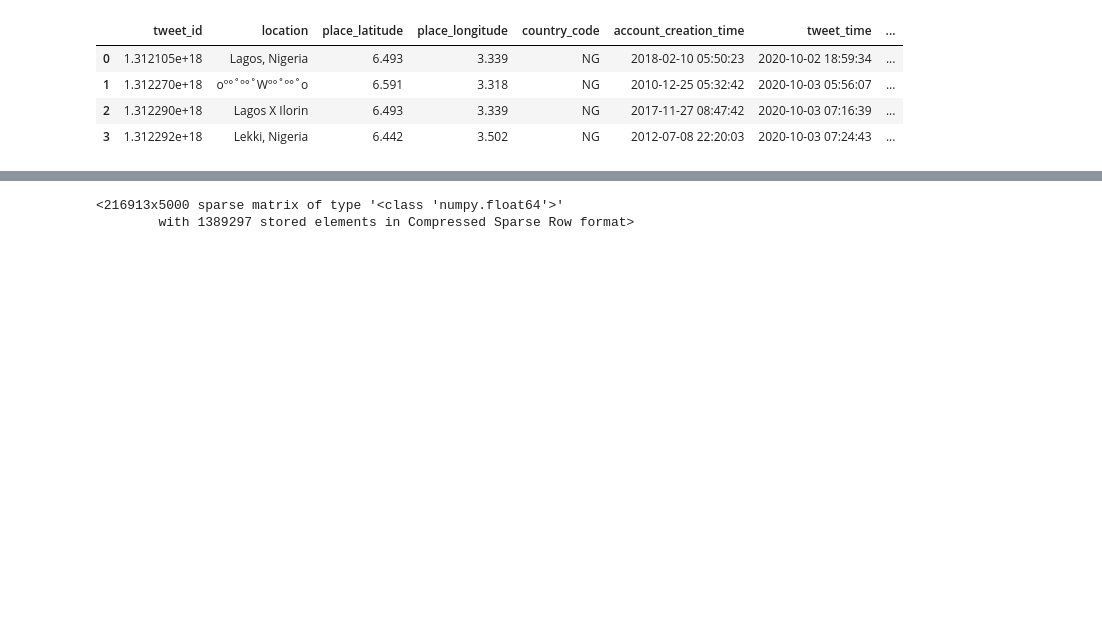
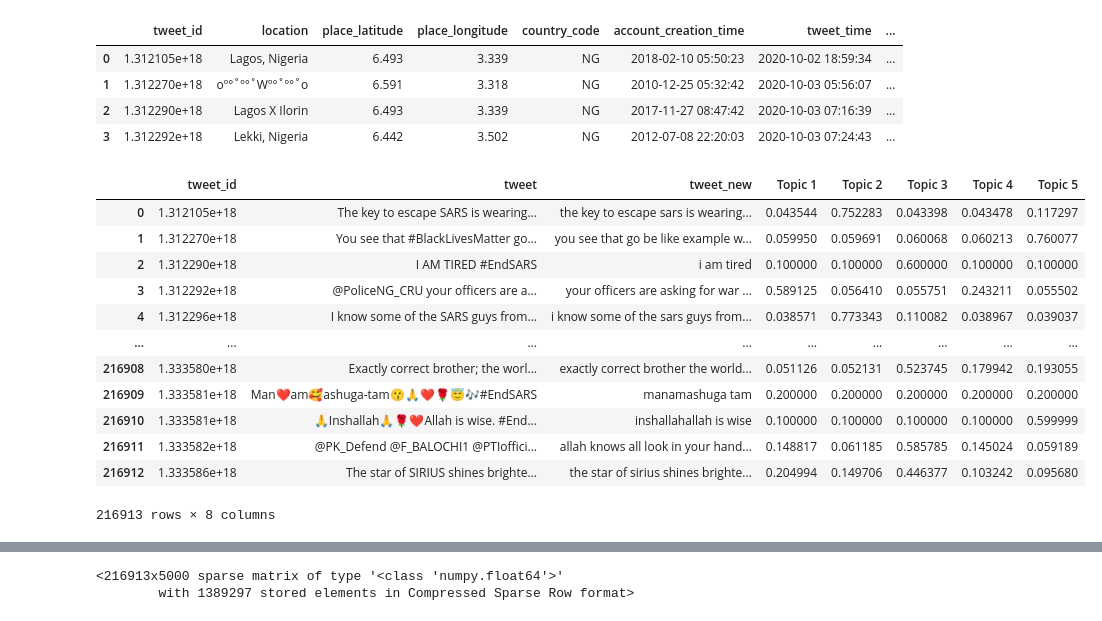
Before and after one commit to OpeyemiOsakuade/Project-repos, a Jupyter notebook: Topic_Modelling_filter_based_on_hashtag_.ipynb, the cells around one changed output, grey strips where cells are left out. Saved outputs shown, nothing was run; the diff lists cells and outputs as text; code cells hidden in the pictures; blank space fills up the shorter version.

```diff
--- a/Topic_Modelling_filter_based_on_hashtag_.ipynb
+++ b/Topic_Modelling_filter_based_on_hashtag_.ipynb
@@ -1335,9 +906,0 @@ final_topic[(final_topic['1st Max'] == 'Lekki Massacre') & (final_topic['tweet_d
-# %%
-tweet = [Lekki_Topic_data['tweet'][297], Lekki_Topic_data['tweet'][27216],No_response_Topic_data['tweet'][147],No_response_Topic_data['tweet'][960],Activism_Topic_data['tweet'][772], Activism_Topic_data['tweet'][96], Police_Brutality_Topic_data['tweet'][9198],Police_Brutality_Topic_data['tweet'][188],Questions_Topic_data['tweet'][2],Questions_Topic_data['tweet'][108],Media_coverage_Topic_data['tweet'][2], Media_coverage_Topic_data['tweet'][376]]
-label = [Lekki_Topic_data['1st Max'][297], Lekki_Topic_data['1st Max'][27216],No_response_Topic_data['1st Max'][147],No_response_Topic_data['1st Max'][960],Activism_Topic_data['1st Max'][772], Activism_Topic_data['1st Max'][96], Police_Brutality_Topic_data['1st Max'][9198],Police_Brutality_Topic_data['1st Max'][188],Questions_Topic_data['1st Max'][2],Questions_Topic_data['1st Max'][108],Media_coverage_Topic_data['1st Max'][2], Media_coverage_Topic_data['1st Max'][376]]
-# dictionary of lists
-dict = {'tweet': tweet, 'label': label}
-
-publish_data = pd.DataFrame(dict,pd.set_option('display.max_colwidth', None))
-
-publish_data
@@ -2419,3 +1803,22 @@ data.head(4)
 | 1 | 1.312270e+18 | oº°˚º°˚Wº°˚º°˚o | 6.591 | 3.318 | NG | 2010-12-25 05:32:42 | 2020-10-03 05:56:07 | ... |
 | 2 | 1.312290e+18 | Lagos X Ilorin | 6.493 | 3.339 | NG | 2017-11-27 08:47:42 | 2020-10-03 07:16:39 | ... |
 | 3 | 1.312292e+18 | Lekki, Nigeria | 6.442 | 3.502 | NG | 2012-07-08 22:20:03 | 2020-10-03 07:24:43 | ... |
+# %%
+data1 = data[['tweet_id','tweet','tweet_new']]
+# %%
+data_df = data1.join(doc_topic_dit)
+data_df
+# %% [output]
+|  | tweet_id | tweet | tweet_new | Topic 1 | Topic 2 | Topic 3 | Topic 4 | Topic 5 |
+| 0 | 1.312105e+18 | The key to escape SARS is wearing... | the key to escape sars is wearing... | 0.043544 | 0.752283 | 0.043398 | 0.043478 | 0.117297 |
+| 1 | 1.312270e+18 | You see that #BlackLivesMatter go... | you see that go be like example w... | 0.059950 | 0.059691 | 0.060068 | 0.060213 | 0.760077 |
+| 2 | 1.312290e+18 | I AM TIRED #EndSARS | i am tired | 0.100000 | 0.100000 | 0.600000 | 0.100000 | 0.100000 |
+| 3 | 1.312292e+18 | @PoliceNG_CRU your officers are a... | your officers are asking for war ... | 0.589125 | 0.056410 | 0.055751 | 0.243211 | 0.055502 |
+| 4 | 1.312296e+18 | I know some of the SARS guys from... | i know some of the sars guys from... | 0.038571 | 0.773343 | 0.110082 | 0.038967 | 0.039037 |
+| ... | ... | ... | ... | ... | ... | ... | ... | ... |
+| 216908 | 1.333580e+18 | Exactly correct brother; the worl... | exactly correct brother the world... | 0.051126 | 0.052131 | 0.523745 | 0.179942 | 0.193055 |
+| 216909 | 1.333581e+18 | Man❤️am🥰ashuga-tam😗🙏❤️🌹😇🎶#EndSARS | manamashuga tam | 0.200000 | 0.200000 | 0.200000 | 0.200000 | 0.200000 |
+| 216910 | 1.333581e+18 | 🙏Inshallah🙏🌹❤️Allah is wise. #End... | inshallahallah is wise | 0.100000 | 0.100000 | 0.100000 | 0.100000 | 0.599999 |
+| 216911 | 1.333582e+18 | @PK_Defend @F_BALOCHI1 @PTIoffici... | allah knows all look in your hand... | 0.148817 | 0.061185 | 0.585785 | 0.145024 | 0.059189 |
+| 216912 | 1.333586e+18 | The star of SIRIUS shines brighte... | the star of sirius shines brighte... | 0.204994 | 0.149706 | 0.446377 | 0.103242 | 0.095680 |
+216913 rows × 8 columns
```
Also changed, not shown: parts of 223 cells of this notebook.
